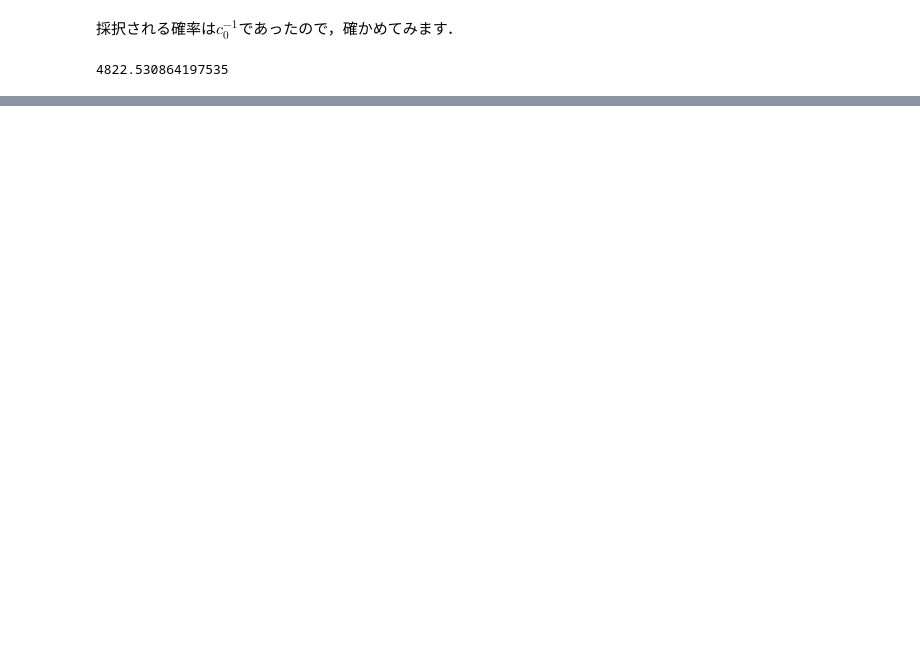
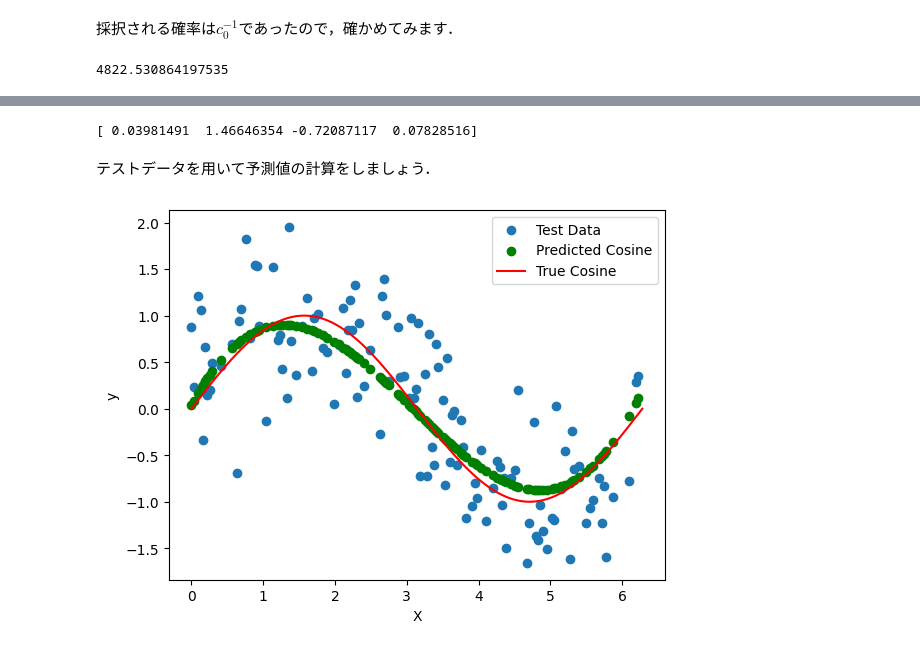
Before and after one commit to LABO-M/MachineLearningPhasesOfMatter, a Jupyter notebook: Bayes/Bayes_1.ipynb, the cells around one changed output, grey strips where cells are left out. Drawn from its saved outputs; the diff is of its cells as text; code cells hidden in the pictures; blank space fills up the shorter version.

```diff
--- a/Bayes/Bayes_1.ipynb
+++ b/Bayes/Bayes_1.ipynb
@@ -140,0 +391,38 @@ len(samples)
+# %%
+# パラメータの推定
+def estimate_parameter(x_train , y_train , m):
+    # 計画行列
+    phi = design_matrix(x_train , m)
+    # パラメータの推定
+    w = np.linalg.inv(np.dot(phi.T, phi)).dot(phi.T).dot(y_train)
+    return w
+# %%
+m = 4
+w = estimate_parameter(x_train , y_train , m)
+print(w)
+# %% [output]
+[ 0.03981491  1.46646354 -0.72087117  0.07828516]
+# %% [markdown]
+テストデータを用いて予測値の計算をしましょう．
+# %%
+# 予測値の計算
+def predict(x , w , m):
+    phi = phi_vector(x , m)
+    y = np.dot(w.T , phi)
+    return y
+# %%
+# 予測値の計算
+y_pred = np.zeros(len(x_test))
+for i in range(len(x_test)):
+    y_pred[i] = predict(x_test[i] , w , m)
+# %%
+# テストデータの可視化
+plt.scatter(x_test, y_test, label='Test Data')
+plt.scatter(x_test, y_pred, color='green', label='Predicted Cosine')
+plt.plot(X, y_true, color='red', label='True Cosine')
+plt.xlabel('X')
+plt.ylabel('y')
+plt.legend()
+plt.show()
+# %% [output]
+[figure, added]
```
Also changed, not shown: parts of 27 cells of this notebook, 1 other file.
